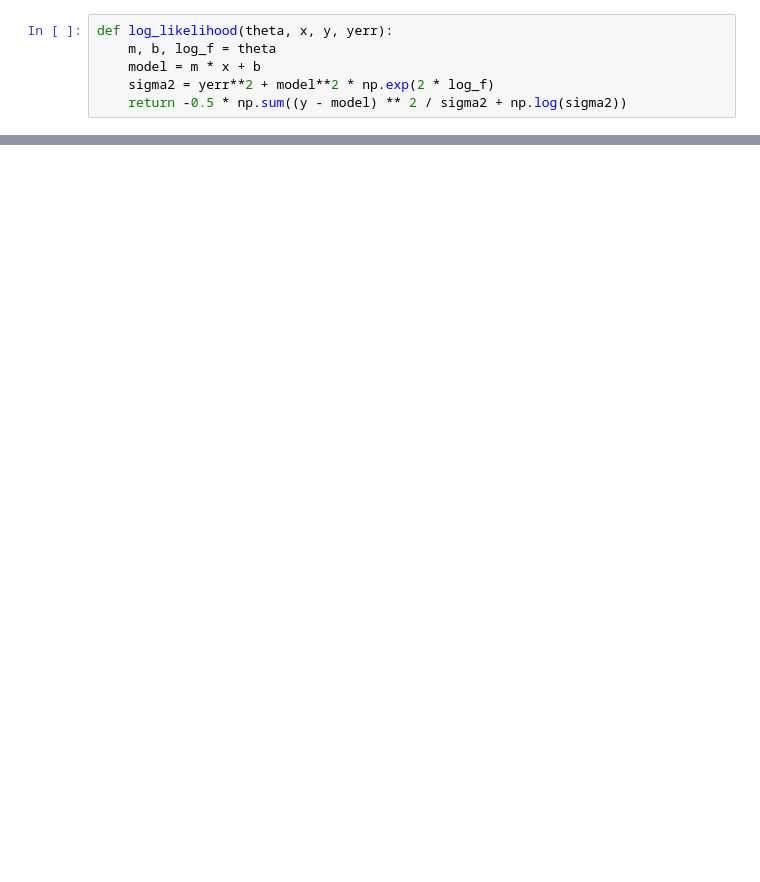
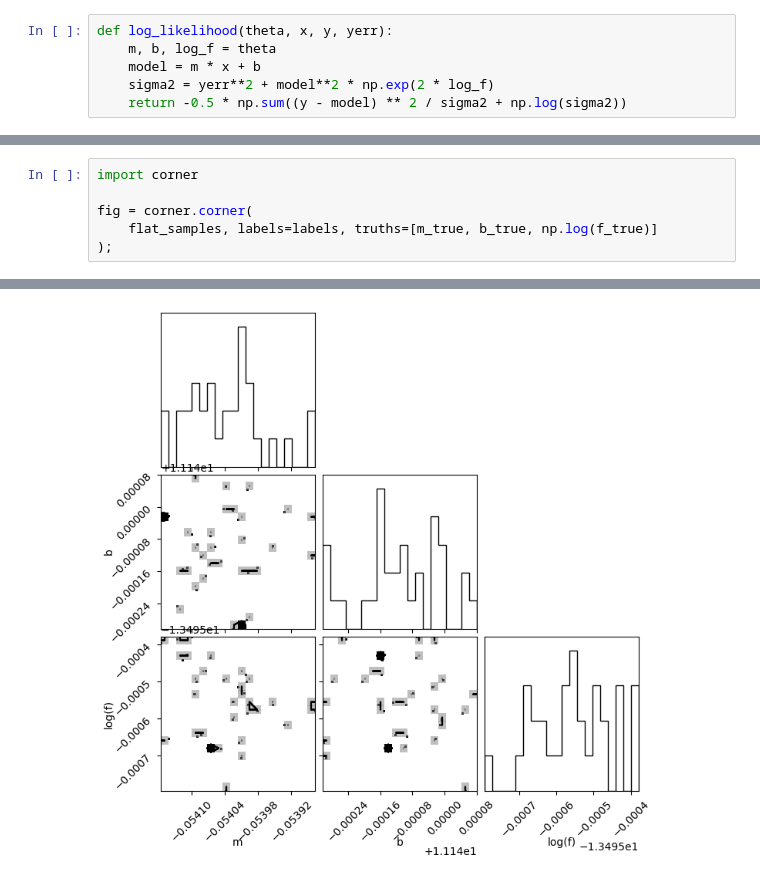
Before and after one commit to DCI-alxogm/ml2023-BlackPuma075, a Jupyter notebook: Oct6_7/Tarea.ipynb, the cells around one changed output, grey strips where cells are left out. Saved outputs shown, nothing was run; the diff lists cells and outputs as text; blank space fills up the shorter version.

```diff
--- a/Oct6_7/Tarea.ipynb
+++ b/Oct6_7/Tarea.ipynb
@@ -115,0 +156,7 @@ plt.plot(x_test, y_p)
+# %%
+import corner
+
+fig = corner.corner(
+    flat_samples, labels=labels, truths=[m_true, b_true, np.log(f_true)]
+);
+# %% [output]
@@ -115,0 +166 @@ plt.plot(x_test, y_p)
+[figure, added]
```
Also changed, not shown: parts of 20 cells of this notebook.
